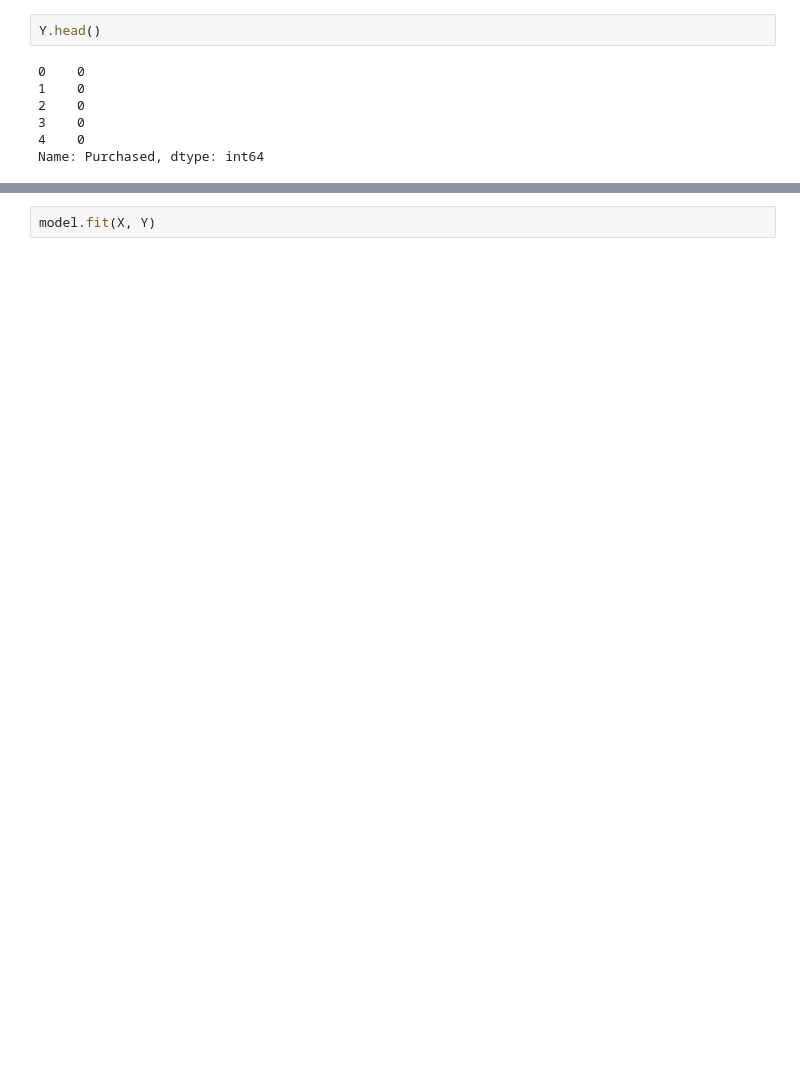
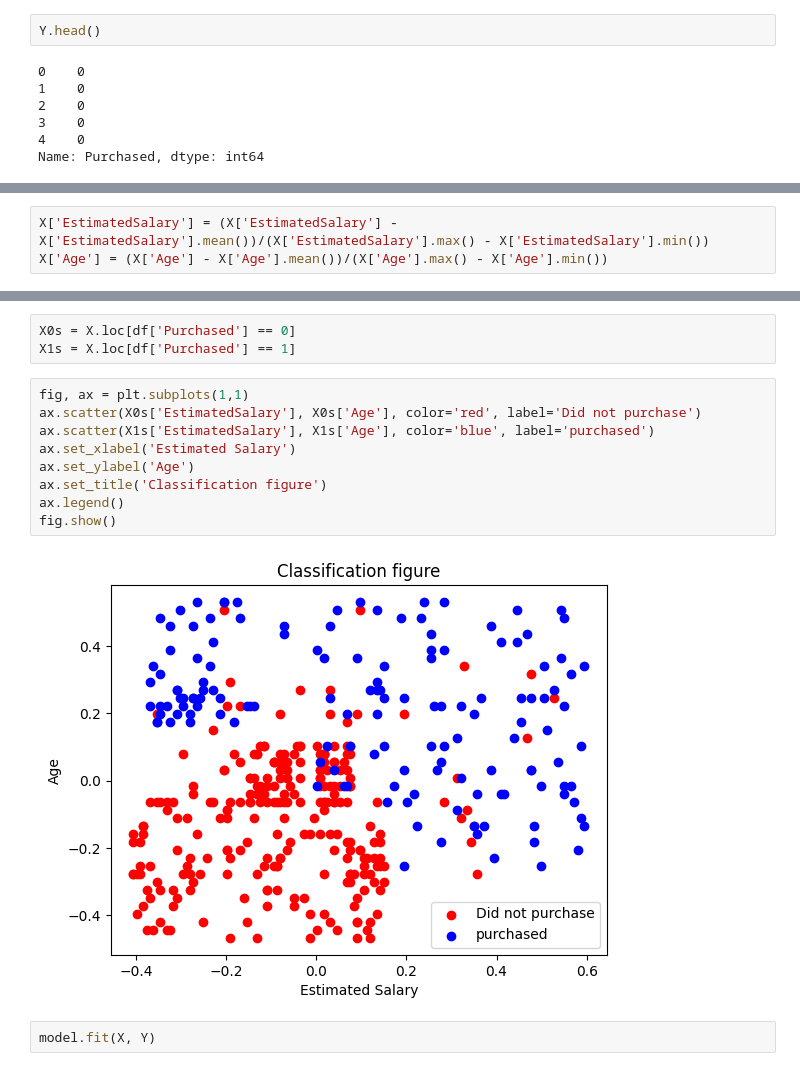
Before and after one commit to tkC0ding/Multivariate-LogisticRegression, a Jupyter notebook: code_file.ipynb, the cells around one changed output, grey strips where cells are left out. Drawn from its saved outputs; the diff is of its cells as text; blank space fills up the shorter version.

```diff
--- a/code_file.ipynb
+++ b/code_file.ipynb
@@ -116,0 +121,3 @@ Name: Purchased, dtype: int64
+# %%
+X['EstimatedSalary'] = (X['EstimatedSalary'] - X['EstimatedSalary'].mean())/(X['EstimatedSalary'].max() - X['EstimatedSalary'].min())
+X['Age'] = (X['Age'] - X['Age'].mean())/(X['Age'].max() - X['Age'].min())
@@ -117,2 +144,16 @@ Name: Purchased, dtype: int64
+# %%
+X0s = X.loc[df['Purchased'] == 0]
+X1s = X.loc[df['Purchased'] == 1]
+# %%
+fig, ax = plt.subplots(1,1)
+ax.scatter(X0s['EstimatedSalary'], X0s['Age'], color='red', label='Did not purchase')
+ax.scatter(X1s['EstimatedSalary'], X1s['Age'], color='blue', label='purchased')
+ax.set_xlabel('Estimated Salary')
+ax.set_ylabel('Age')
+ax.set_title('Classification figure')
+ax.legend()
+fig.show()
+# %% [output]
+[figure, added]
 # %%
 model.fit(X, Y)
```
Also changed, not shown: parts of 5 cells of this notebook.
